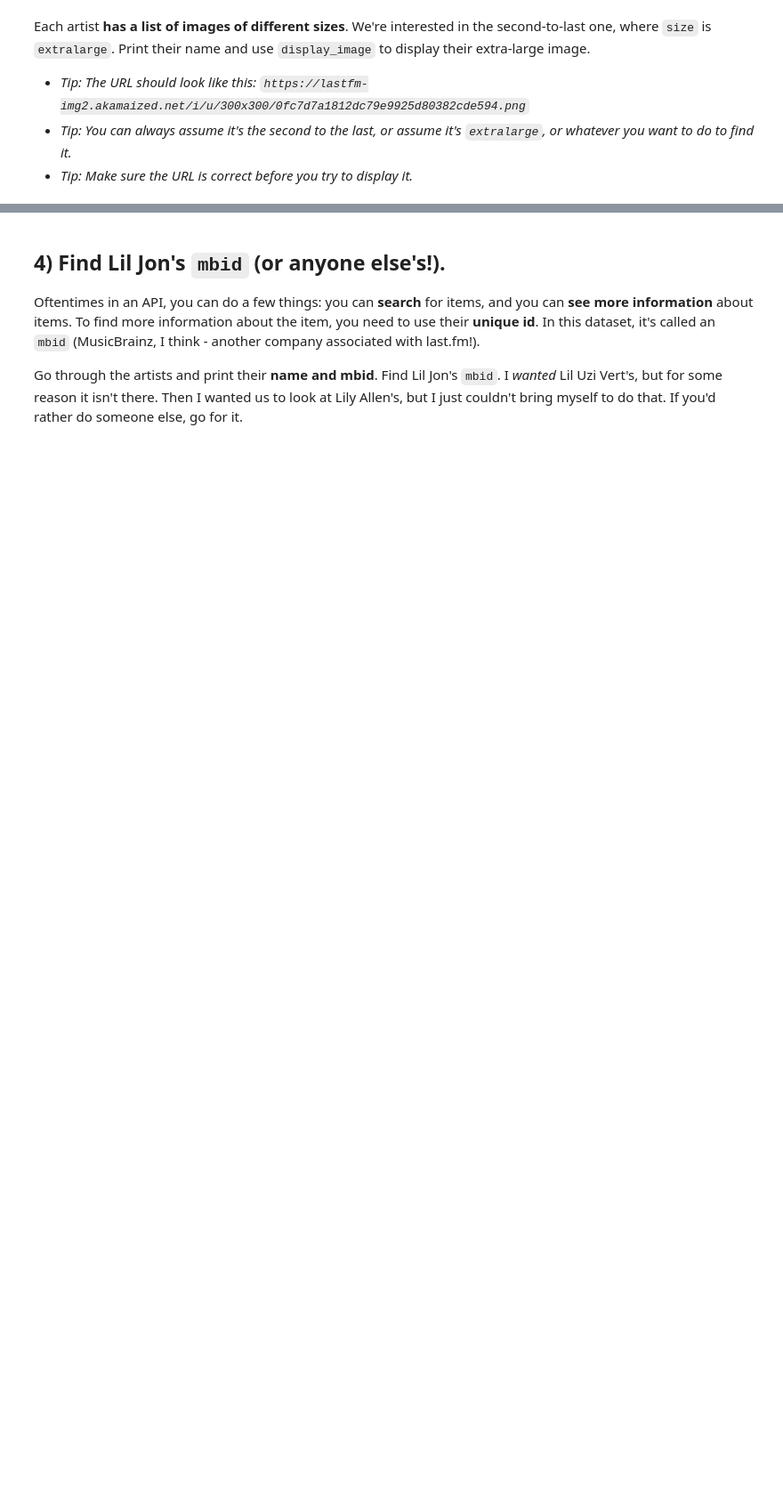
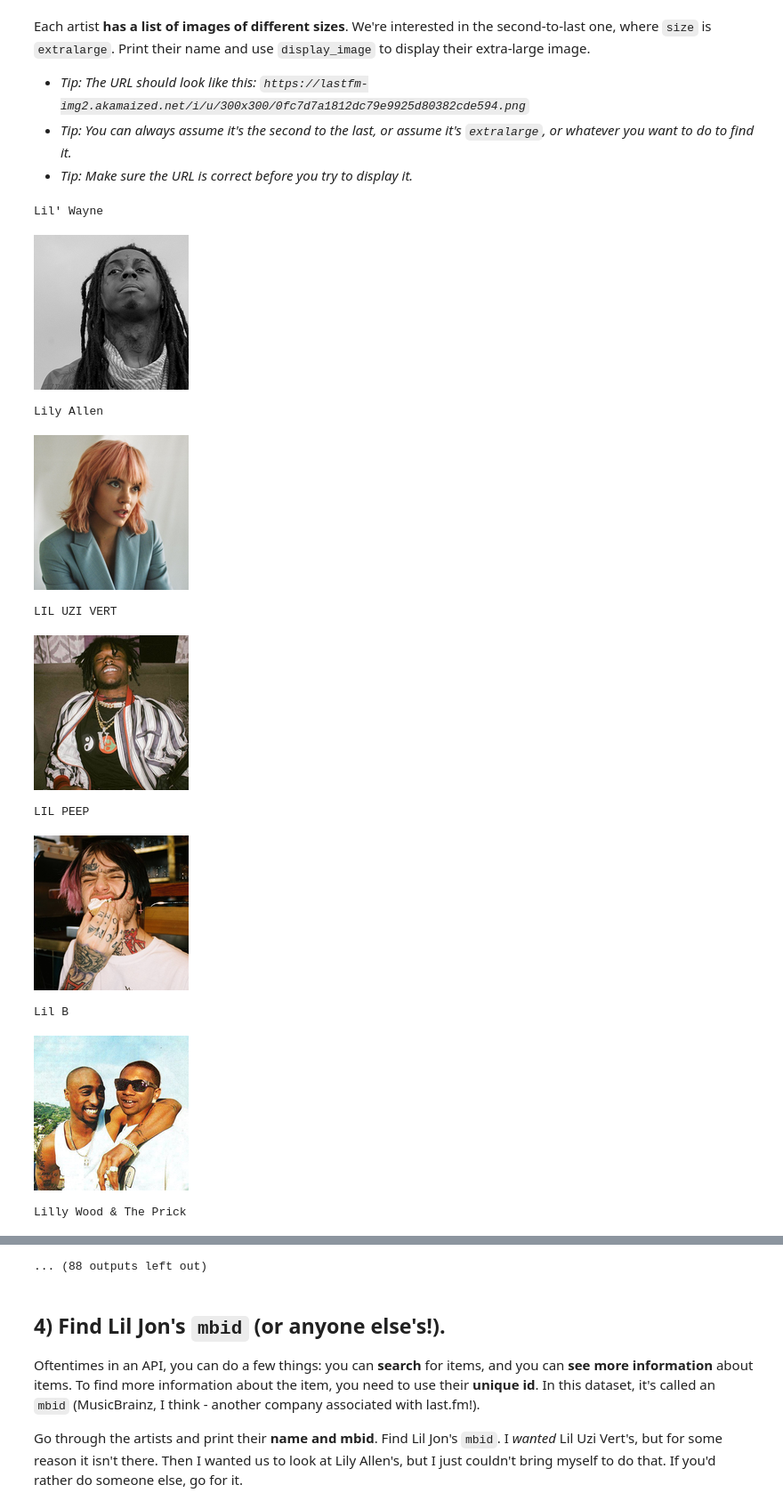
Before and after one commit to xeophin/lede-foundations, a Jupyter notebook: 04-homework/Last FM API (Music).ipynb, the cells around one changed output, grey strips where cells are left out. Shown at 89% size. Saved outputs shown, nothing was run; the diff lists cells and outputs as text; code cells hidden in the pictures; blank space fills up the shorter version.

```diff
--- a/04-homework/Last FM API (Music).ipynb
+++ b/04-homework/Last FM API (Music).ipynb
@@ -130,3 +152,20 @@ Each artist **has a list of images of different sizes**. We're interested in the
 - *Tip: The URL should look like this: `https://lastfm-img2.akamaized.net/i/u/300x300/0fc7d7a1812dc79e9925d80382cde594.png`*
 - *Tip: You can always assume it's the second to the last, or assume it's `extralarge`, or whatever you want to do to find it.*
 - *Tip: Make sure the URL is correct before you try to display it.*
+# %%
+for artist in artists:
+  print(artist['name'])
+  image_url = artist['image'][2]['#text']
+  display_image(image_url)
+# %% [output]
+Lil' Wayne
+[figure, added]
+Lily Allen
+[figure, added]
+LIL UZI VERT
+[figure, added]
+LIL PEEP
+[figure, added]
+Lil B
+[figure, added]
+Lilly Wood & The Prick
@@ -133,3 +173,4 @@ Each artist **has a list of images of different sizes**. We're interested in the
+... (88 outputs left out)
 # %% [markdown]
 ## 4) Find Lil Jon's `mbid` (or anyone else's!).
 
```
Also changed, not shown: parts of 17 cells of this notebook.
